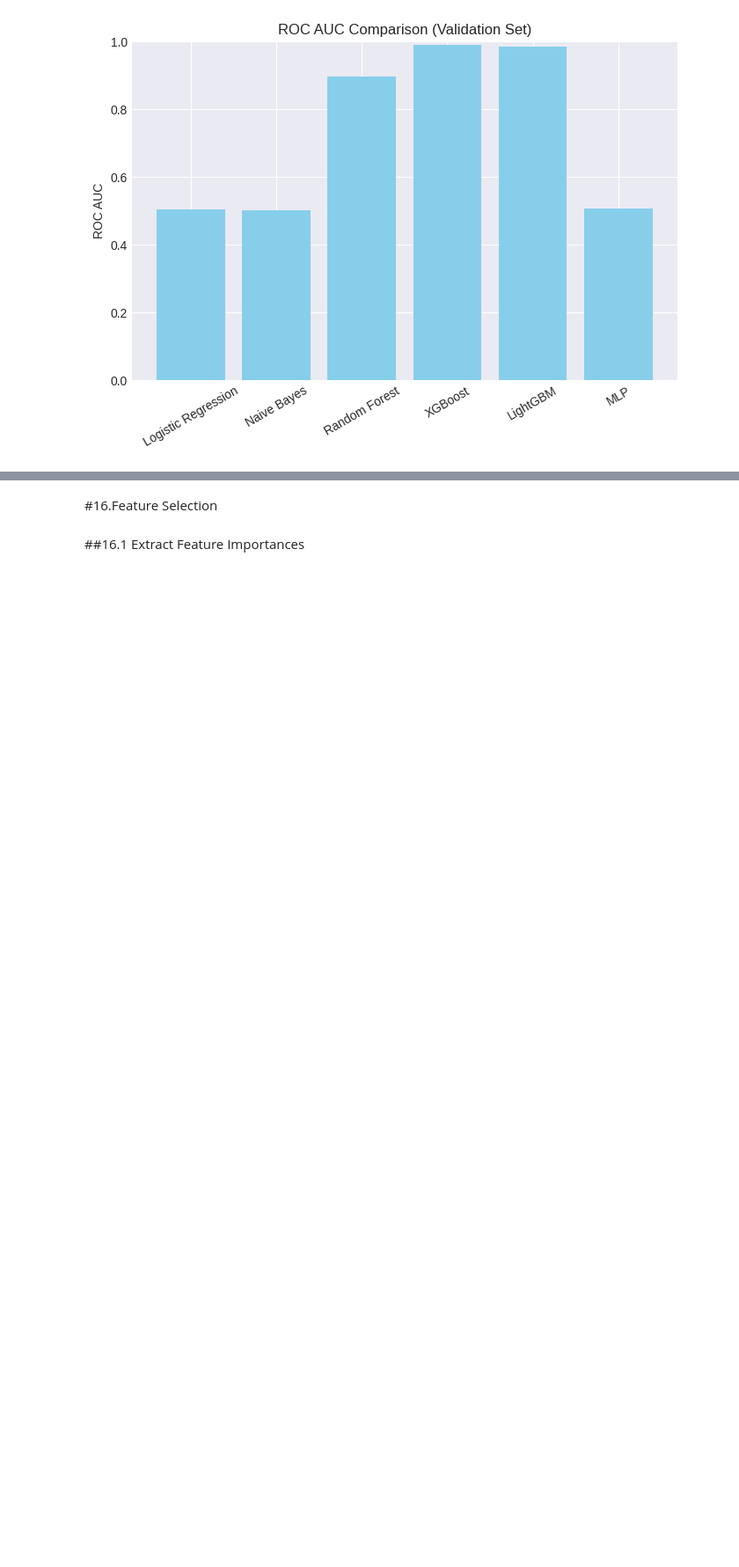
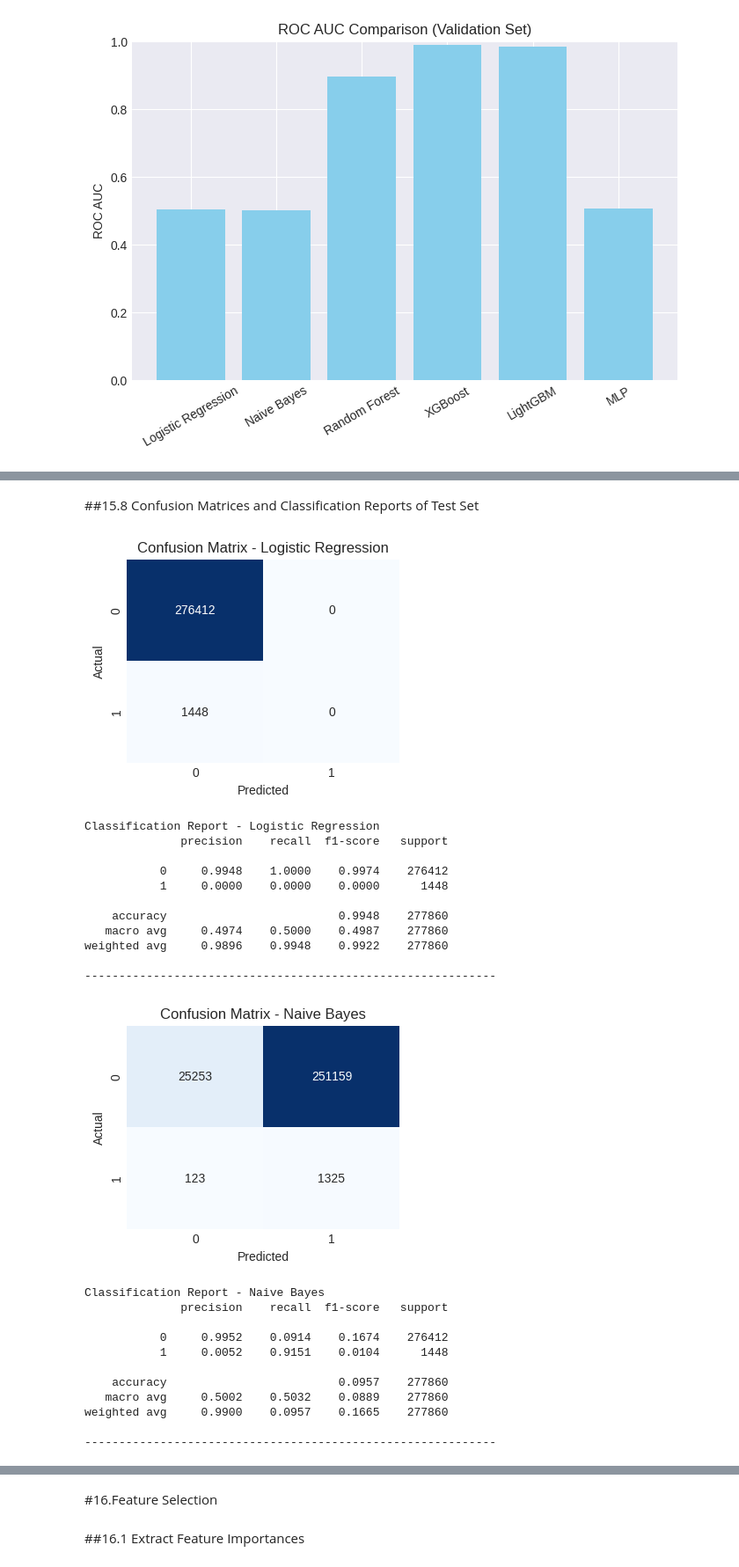
Before and after one commit to usama879/creditcardfraudproject, a Jupyter notebook: CreditCardFraud.ipynb, the cells around one changed output, grey strips where cells are left out. Shown at 88% size. Saved outputs shown, nothing was run; the diff lists cells and outputs as text; code cells hidden in the pictures; blank space fills up the shorter version.

```diff
--- a/CreditCardFraud.ipynb
+++ b/CreditCardFraud.ipynb
@@ -1045,0 +1093,51 @@ for metric in metrics_to_plot:
+# %% [markdown]
+##15.8 Confusion Matrices and Classification Reports of Test Set
+# %%
+from sklearn.metrics import confusion_matrix, classification_report
+
+
+def evaluate_confusion_report(name, model, X_train, X_test, y_test):
+    train_cols = model.feature_names_in_
+    X_test_aligned = X_test[train_cols]
+
+    y_pred = model.predict(X_test_aligned)
+
+    cm = confusion_matrix(y_test, y_pred)
+    plt.figure(figsize=(4, 3))
+    sns.heatmap(cm, annot=True, fmt="d", cmap="Blues", cbar=False)
+    plt.title(f"Confusion Matrix - {name}")
+    plt.xlabel("Predicted")
+    plt.ylabel("Actual")
+    plt.show()
+
+    print(f"Classification Report - {name}")
+    print(classification_report(y_test, y_pred, digits=4, zero_division=0))
+    print("-" * 60)
+
+for name, model in trained_models.items():
+    evaluate_confusion_report(name, model, X_train, X_test, y_test)
+# %% [output]
+[figure, added]
+Classification Report - Logistic Regression
+              precision    recall  f1-score   support
+
+           0     0.9948    1.0000    0.9974    276412
+           1     0.0000    0.0000    0.0000      1448
+
+    accuracy                         0.9948    277860
+   macro avg     0.4974    0.5000    0.4987    277860
+weighted avg     0.9896    0.9948    0.9922    277860
+
+------------------------------------------------------------
+[figure, added]
+Classification Report - Naive Bayes
+              precision    recall  f1-score   support
+
+           0     0.9952    0.0914    0.1674    276412
+           1     0.0052    0.9151    0.0104      1448
+
+    accuracy                         0.0957    277860
+   macro avg     0.5002    0.5032    0.0889    277860
+weighted avg     0.9900    0.0957    0.1665    277860
+
+------------------------------------------------------------
```
Also changed, not shown: parts of 21 cells of this notebook.
